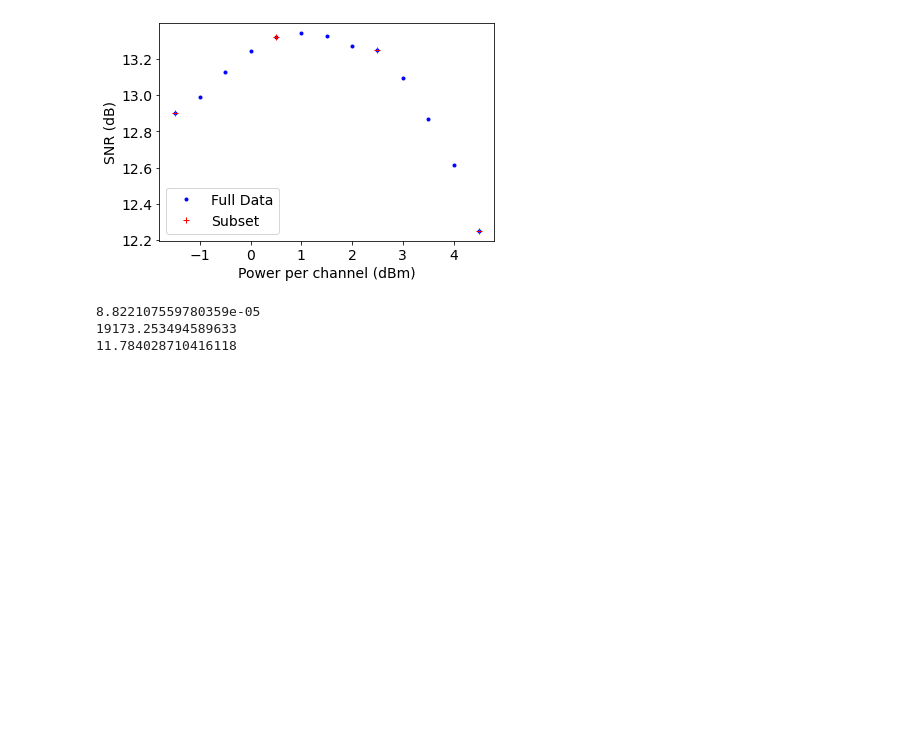
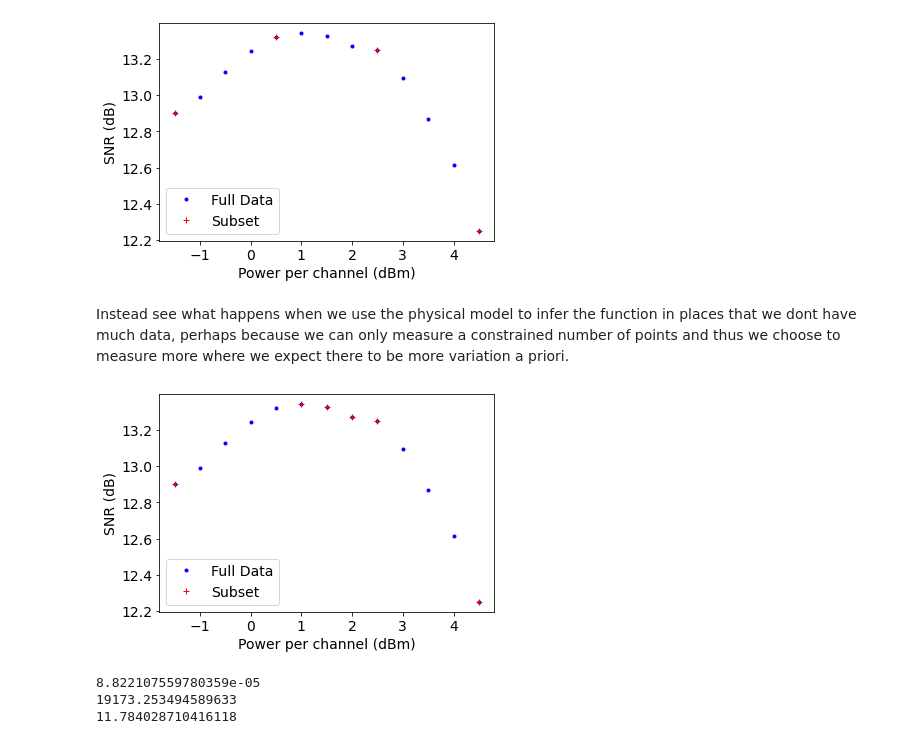
Before and after one commit to joshnevin/physics_enhanced_GPs, a Jupyter notebook: simple_model_enhanced_GPs_comp.ipynb, the cells around one changed output. Cells and saved outputs as stored; diff of their text form; code cells hidden in the pictures; blank space fills up the shorter version.

```diff
--- a/simple_model_enhanced_GPs_comp.ipynb
+++ b/simple_model_enhanced_GPs_comp.ipynb
@@ -48,6 +48,19 @@ plt.legend()
 plt.show()
 # %% [output]
 [figure]
+# %% [markdown]
+Instead see what happens when we use the physical model to infer the function in places that we dont have much data, perhaps because we can only measure a constrained number of points and thus we choose to measure more where we expect there to be more variation a priori.
+# %%
+snr_sub = np.array([snr[0], snr[5], snr[6], snr[7], snr[8],  snr[-1]])
+pch_sub = np.array([pch[0], pch[5], pch[6], pch[7], pch[8],  pch[-1]])
+plt.plot(pch, snr, 'b.', label='Full Data')
+plt.plot(pch_sub, snr_sub, 'r+', label='Subset')
+plt.xlabel("Power per channel (dBm)")
+plt.ylabel("SNR (dB)")
+plt.legend()
+plt.show()
+# %% [output]
+[figure, added]
 # %%
 sim_model = simple_model()
 # %%
```
Also changed, not shown: parts of 11 cells of this notebook.
